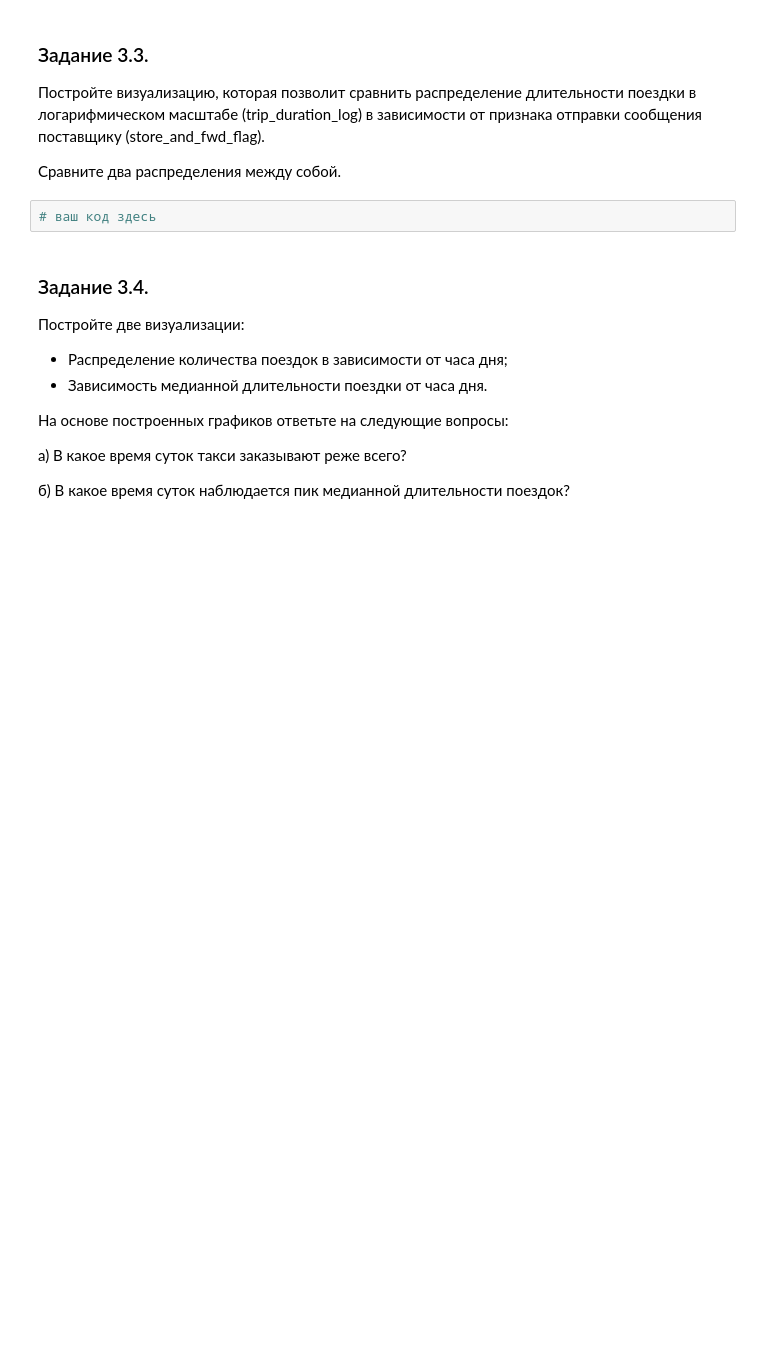
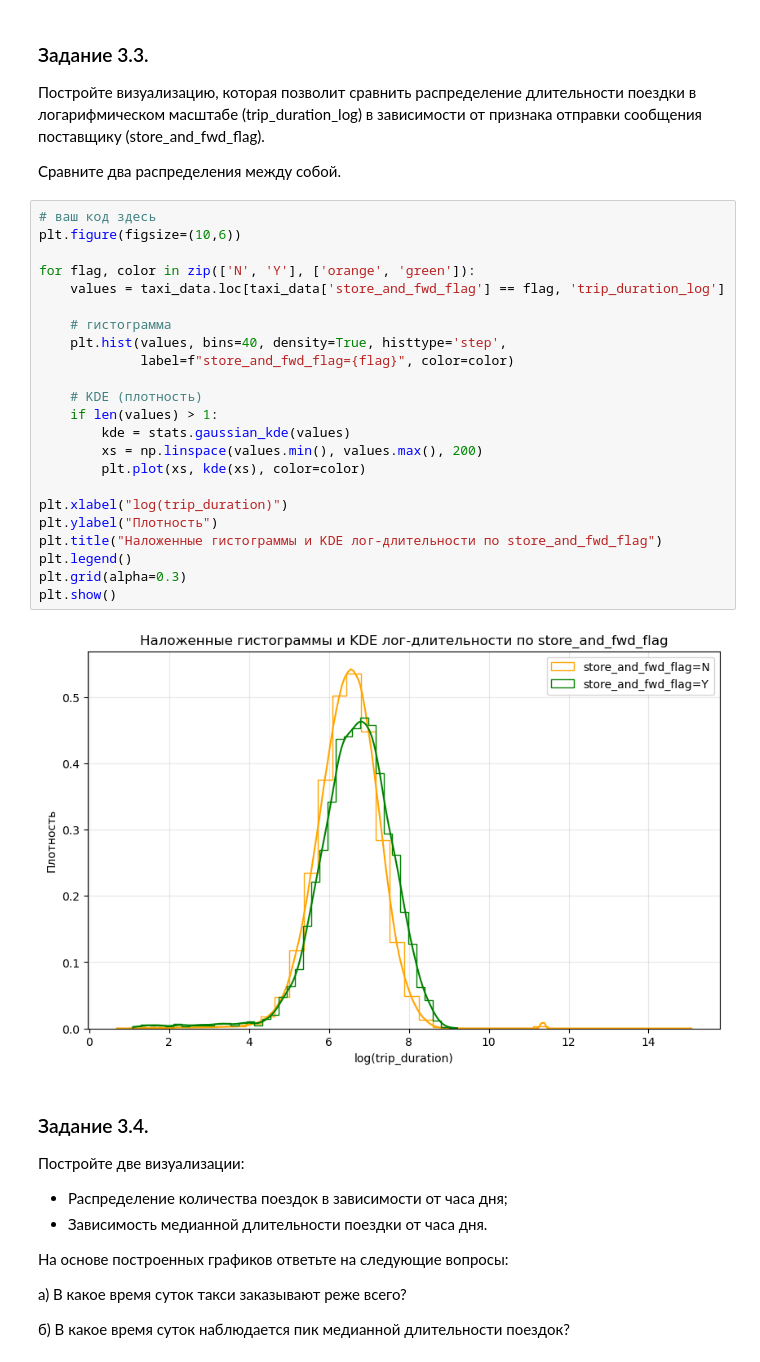
Before and after one commit to Mekhty111/NYC-Taxi-TripML, a Jupyter notebook: Project-5._Ноутбук-шаблон.ipynb, the cells around one changed output. Drawn from its saved outputs; the diff is of its cells as text; blank space fills up the shorter version.

```diff
--- a/Project-5._Ноутбук-шаблон.ipynb
+++ b/Project-5._Ноутбук-шаблон.ipynb
@@ -545,8 +551,31 @@ taxi_data['trip_duration_log'] = np.log(taxi_data['trip_duration']+1)
 Постройте визуализацию, которая позволит сравнить распределение длительности поездки в логарифмическом масштабе (trip_duration_log) в зависимости от признака отправки сообщения поставщику (store_and_fwd_flag).
 
 Сравните два распределения между собой.
-# %%
-# ваш код здесь
+# %%
+# ваш код здесь
+plt.figure(figsize=(10,6))
+
+for flag, color in zip(['N', 'Y'], ['orange', 'green']):
+    values = taxi_data.loc[taxi_data['store_and_fwd_flag'] == flag, 'trip_duration_log']
+
+    # гистограмма
+    plt.hist(values, bins=40, density=True, histtype='step',
+             label=f"store_and_fwd_flag={flag}", color=color)
+
+    # KDE (плотность)
+    if len(values) > 1:
+        kde = stats.gaussian_kde(values)
+        xs = np.linspace(values.min(), values.max(), 200)
+        plt.plot(xs, kde(xs), color=color)
+
+plt.xlabel("log(trip_duration)")
+plt.ylabel("Плотность")
+plt.title("Наложенные гистограммы и KDE лог-длительности по store_and_fwd_flag")
+plt.legend()
+plt.grid(alpha=0.3)
+plt.show()
+# %% [output]
+[figure, added]
 # %% [markdown]
 ### Задание 3.4.
 Постройте две визуализации:
```
Also changed, not shown: parts of 31 cells of this notebook.
